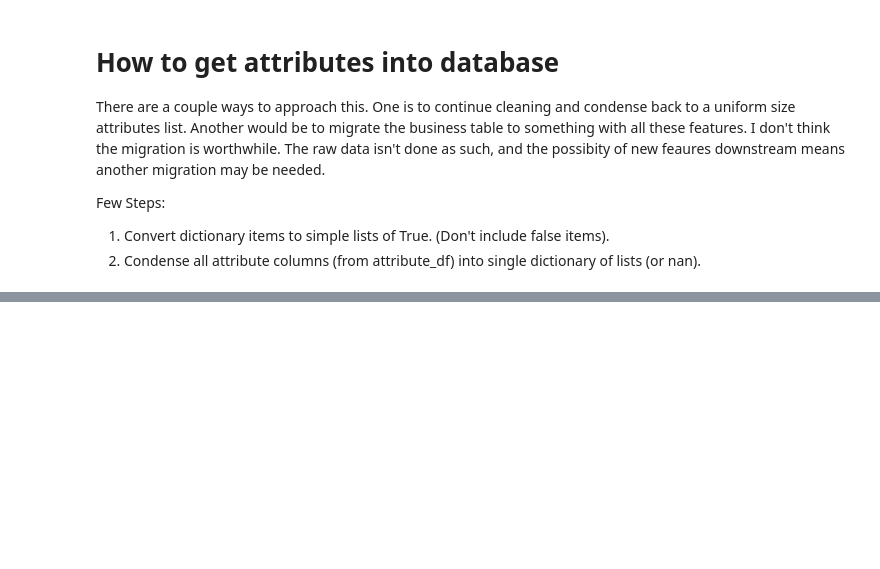
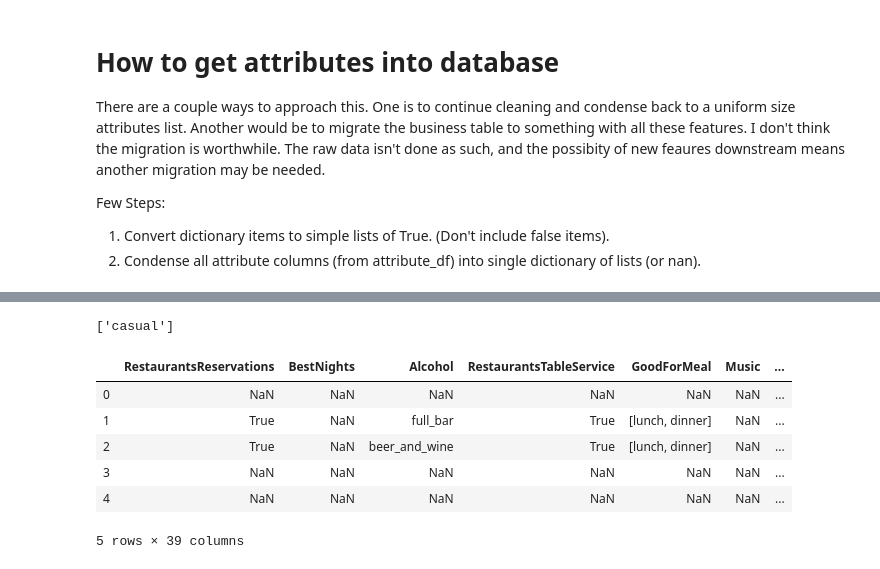
Before and after one commit to BloomTech-Labs/yelp-dataset-challenge-2-ds, a Jupyter notebook: bulk_data_operations/Clean_data_exploration.ipynb, the cells around one changed output, grey strips where cells are left out. Drawn from its saved outputs; the diff is of its cells as text; code cells hidden in the pictures; blank space fills up the shorter version.

```diff
--- a/bulk_data_operations/Clean_data_exploration.ipynb
+++ b/bulk_data_operations/Clean_data_exploration.ipynb
@@ -118,0 +135,4 @@ new_data.head(1)
+# %%
+for key in unique_keys:
+    attribute_to_check = key
+    print(key, '\n', attribute_df[attribute_df[attribute_to_check].notna()].head(1)[attribute_to_check])
@@ -127,0 +184,32 @@ Few Steps:
+# %%
+# Strip Only true
+def strip_true(str_dict):
+    if str_dict is not None and type(str_dict) == str:
+        x = literal_eval(str_dict)
+        if type(x) == dict:
+            true_keys = []
+            for key in x.keys():
+                if x[key] == True:
+                    true_keys.append(key)
+            return true_keys
+    return str_dict
+# %%
+strip_true(sample)
+# %% [output]
+['casual']
+# %%
+# Apply to transformed dataframe
+dict_cols = ['Ambience', 'BestNights', 'BusinessParking',
+             'GoodForMeal', 'Music', 'HairSpecializesIn', 'DietaryRestrictions' ]
+for col in dict_cols:
+    attribute_df[col] = attribute_df[col].apply(strip_true)
+# %%
+attribute_df.head()
+# %% [output]
+|  | RestaurantsReservations | BestNights | Alcohol | RestaurantsTableService | GoodForMeal | Music | ... |
+| 0 | NaN | NaN | NaN | NaN | NaN | NaN | ... |
+| 1 | True | NaN | full_bar | True | [lunch, dinner] | NaN | ... |
+| 2 | True | NaN | beer_and_wine | True | [lunch, dinner] | NaN | ... |
+| 3 | NaN | NaN | NaN | NaN | NaN | NaN | ... |
+| 4 | NaN | NaN | NaN | NaN | NaN | NaN | ... |
+5 rows × 39 columns
```
Also changed, not shown: parts of 14 cells of this notebook, 4 other files.
